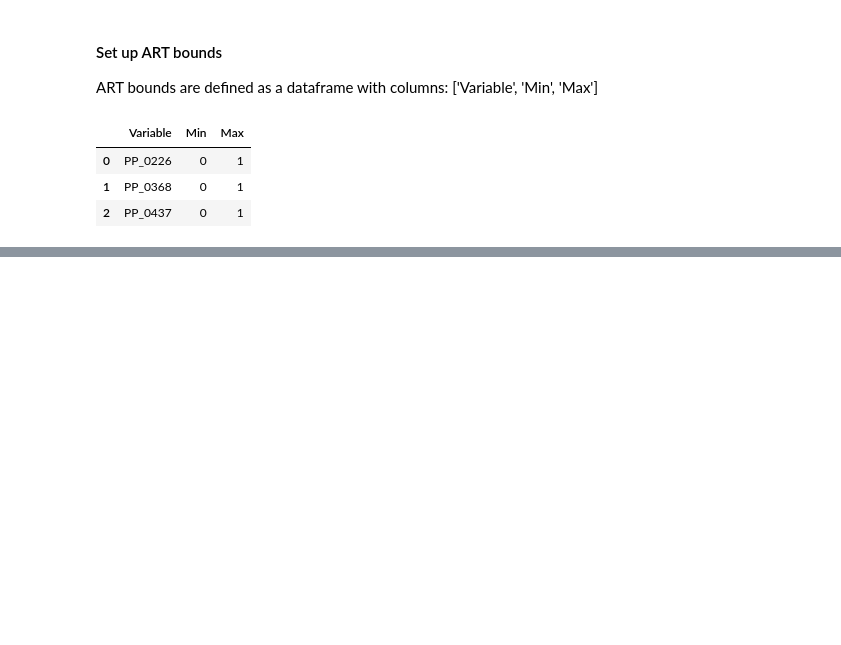
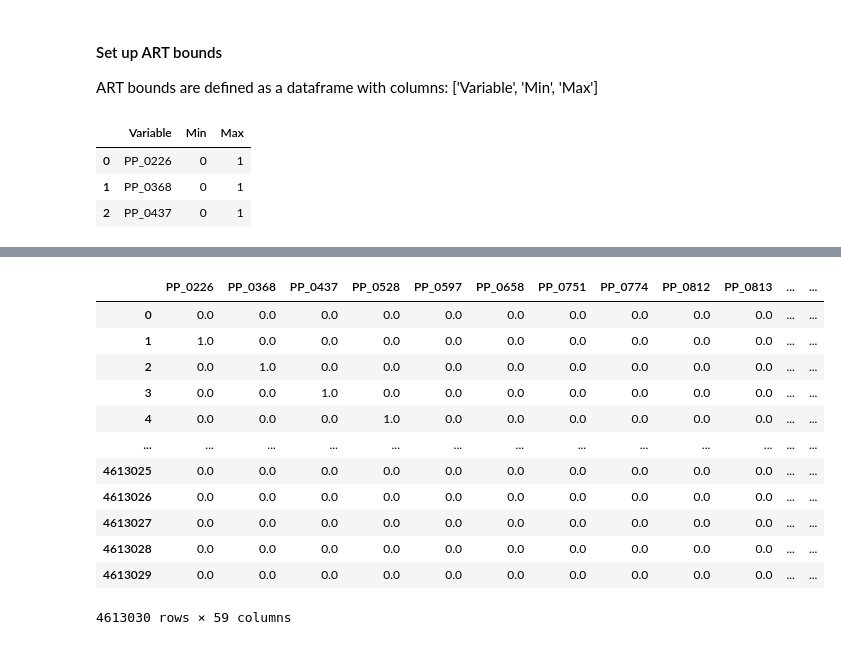
Before and after one commit to JBEI/Isoprenol_CRISPRi, a Jupyter notebook: DavidCarruthers/art_modeling_and_recommend_DBTL1.ipynb, the cells around one changed output, grey strips where cells are left out. Drawn from its saved outputs; the diff is of its cells as text; code cells hidden in the pictures; blank space fills up the shorter version.

```diff
--- a/DavidCarruthers/art_modeling_and_recommend_DBTL1.ipynb
+++ b/DavidCarruthers/art_modeling_and_recommend_DBTL1.ipynb
@@ -608,0 +660,3 @@ TypeError: RecommendationEngine.__init__() got an unexpected keyword argument 'c
+# %%
+all_possible_designs = [item for sublist in all_possible_designs for item in sublist]
+print(f'There are N={len(all_possible_designs)} total combinations')
@@ -608,0 +667,8 @@ TypeError: RecommendationEngine.__init__() got an unexpected keyword argument 'c
+# %%
+binary_designs = np.zeros((len(all_possible_designs), total_gRNA)).astype(int)
+for i, c in enumerate(all_possible_designs):
+    binary_designs[i,c] = 1
+
+print(f"Number of times each gene shows up in designs: {np.unique(np.sum(binary_designs, axis = 0))}")
+print(f"Number of nonzero entries in designs: {np.unique(np.sum(binary_designs, axis = 1))}")
+print(f"Shape of binary designs: {binary_designs.shape}")
@@ -608,0 +693,7 @@ TypeError: RecommendationEngine.__init__() got an unexpected keyword argument 'c
+# %%
+pp_mean, pp_std = [np.zeros((binary_designs.shape[0],1)), np.zeros((binary_designs.shape[0],1))]
+from tqdm import tqdm
+for idx, design in enumerate(tqdm(binary_designs)):
+    m,s = art.post_pred_stats(design)
+    pp_mean[idx] = m
+    pp_std[idx] = s
@@ -608,0 +713,19 @@ TypeError: RecommendationEngine.__init__() got an unexpected keyword argument 'c
+# %%
+rec_df = pd.DataFrame(columns = list(cycle1_perturbed_genes) + ['pp_mean', 'pp_std'],
+                     data = np.hstack([binary_designs, pp_mean, pp_std]))
+# %%
+rec_df
+# %% [output]
+|  | PP_0226 | PP_0368 | PP_0437 | PP_0528 | PP_0597 | PP_0658 | PP_0751 | PP_0774 | PP_0812 | PP_0813 | ... | ... |
+| 0 | 0.0 | 0.0 | 0.0 | 0.0 | 0.0 | 0.0 | 0.0 | 0.0 | 0.0 | 0.0 | ... | ... |
+| 1 | 1.0 | 0.0 | 0.0 | 0.0 | 0.0 | 0.0 | 0.0 | 0.0 | 0.0 | 0.0 | ... | ... |
+| 2 | 0.0 | 1.0 | 0.0 | 0.0 | 0.0 | 0.0 | 0.0 | 0.0 | 0.0 | 0.0 | ... | ... |
+| 3 | 0.0 | 0.0 | 1.0 | 0.0 | 0.0 | 0.0 | 0.0 | 0.0 | 0.0 | 0.0 | ... | ... |
+| 4 | 0.0 | 0.0 | 0.0 | 1.0 | 0.0 | 0.0 | 0.0 | 0.0 | 0.0 | 0.0 | ... | ... |
+| ... | ... | ... | ... | ... | ... | ... | ... | ... | ... | ... | ... | ... |
+| 4613025 | 0.0 | 0.0 | 0.0 | 0.0 | 0.0 | 0.0 | 0.0 | 0.0 | 0.0 | 0.0 | ... | ... |
+| 4613026 | 0.0 | 0.0 | 0.0 | 0.0 | 0.0 | 0.0 | 0.0 | 0.0 | 0.0 | 0.0 | ... | ... |
+| 4613027 | 0.0 | 0.0 | 0.0 | 0.0 | 0.0 | 0.0 | 0.0 | 0.0 | 0.0 | 0.0 | ... | ... |
+| 4613028 | 0.0 | 0.0 | 0.0 | 0.0 | 0.0 | 0.0 | 0.0 | 0.0 | 0.0 | 0.0 | ... | ... |
+| 4613029 | 0.0 | 0.0 | 0.0 | 0.0 | 0.0 | 0.0 | 0.0 | 0.0 | 0.0 | 0.0 | ... | ... |
+4613030 rows × 59 columns
```
Also changed, not shown: parts of 20 cells of this notebook, 8 other files.
